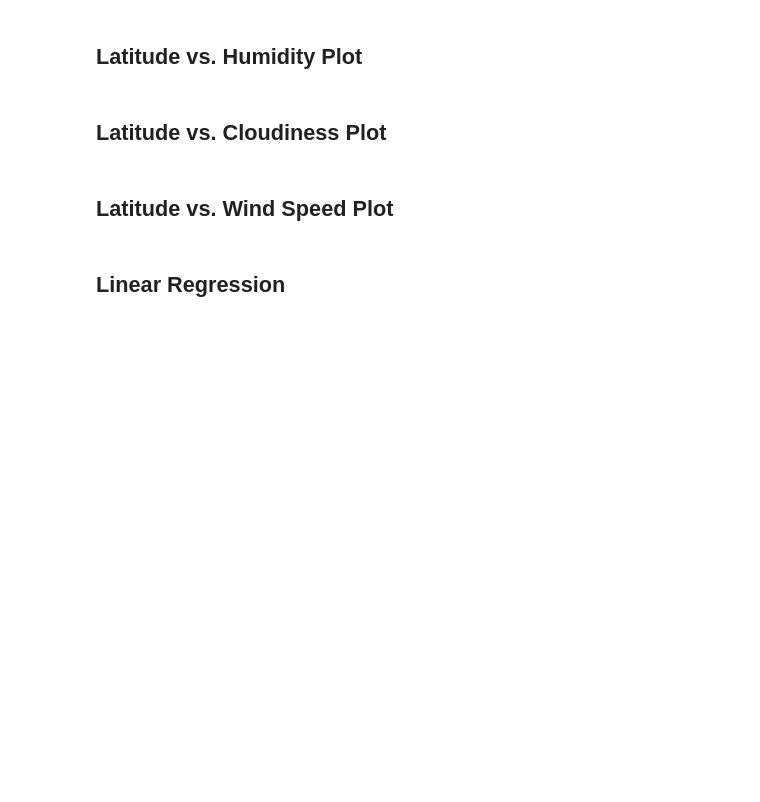
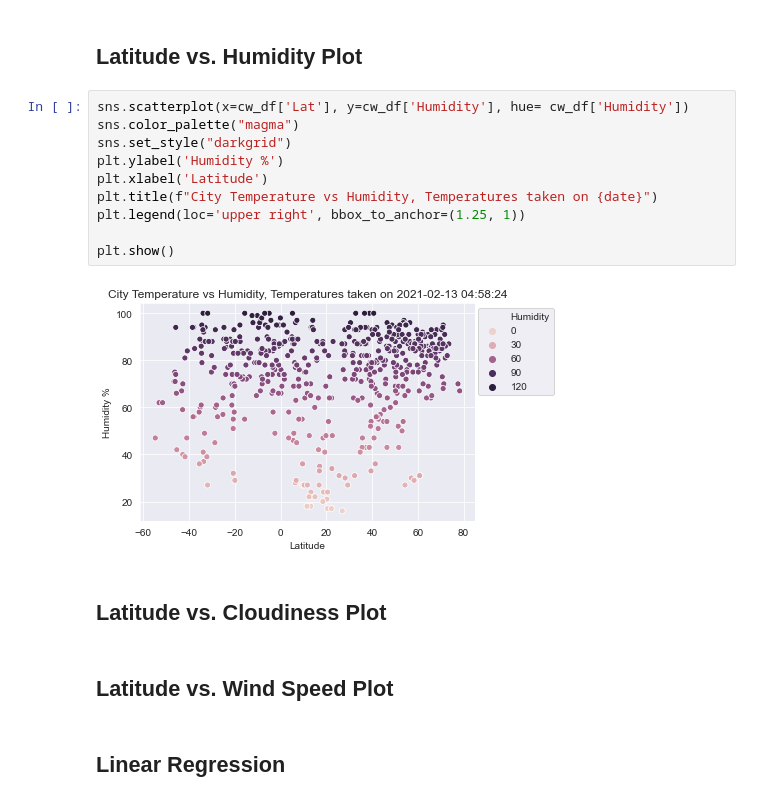
Before and after one commit to Leonidesguerra/python-api-challenge, a Jupyter notebook: WeatherPy.ipynb, the cells around one changed output. Cells and saved outputs as stored; diff of their text form; blank space fills up the shorter version.

```diff
--- a/WeatherPy.ipynb
+++ b/WeatherPy.ipynb
@@ -152,5 +179,17 @@ Skip this step if there are no cities that have humidity > 100%.
 # %% [markdown]
 ## Latitude vs. Humidity Plot
+# %%
+sns.scatterplot(x=cw_df['Lat'], y=cw_df['Humidity'], hue= cw_df['Humidity'])
+sns.color_palette("magma")
+sns.set_style("darkgrid")
+plt.ylabel('Humidity %')
+plt.xlabel('Latitude')
+plt.title(f"City Temperature vs Humidity, Temperatures taken on {date}")
+plt.legend(loc='upper right', bbox_to_anchor=(1.25, 1))
+
+plt.show()
+# %% [output]
+[figure, added]
 # %% [markdown]
 ## Latitude vs. Cloudiness Plot
 # %% [markdown]
```
Also changed, not shown: parts of 7 cells of this notebook.
